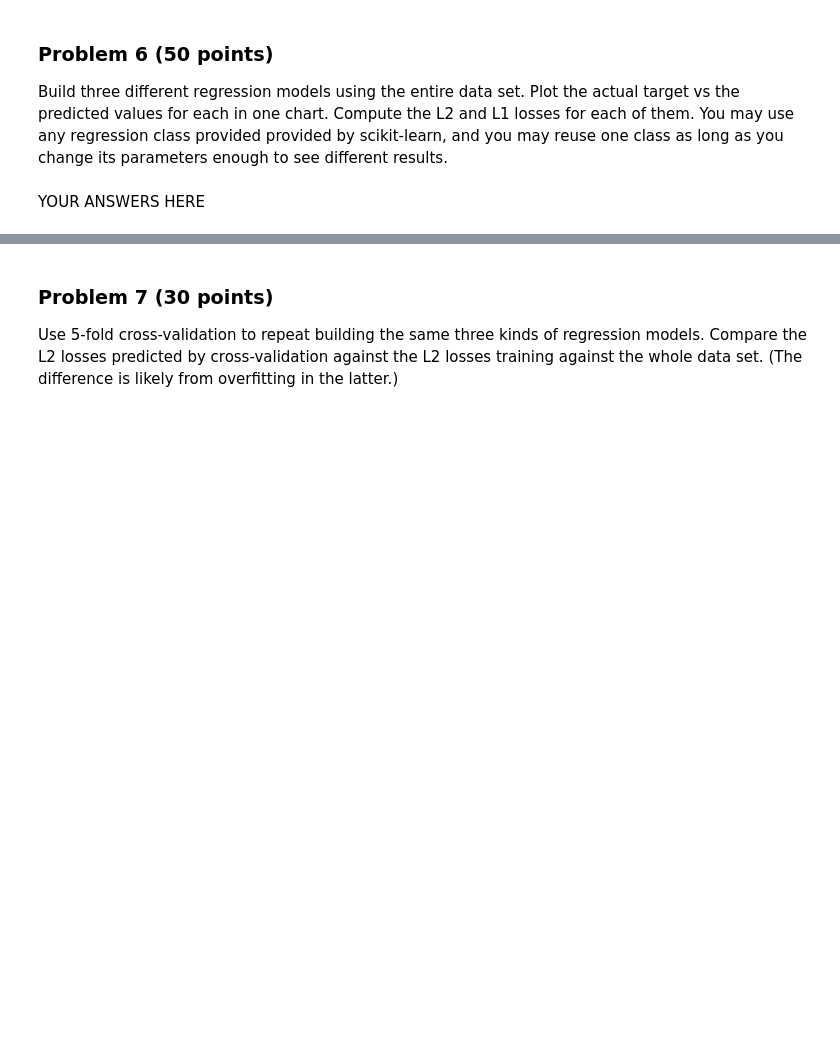
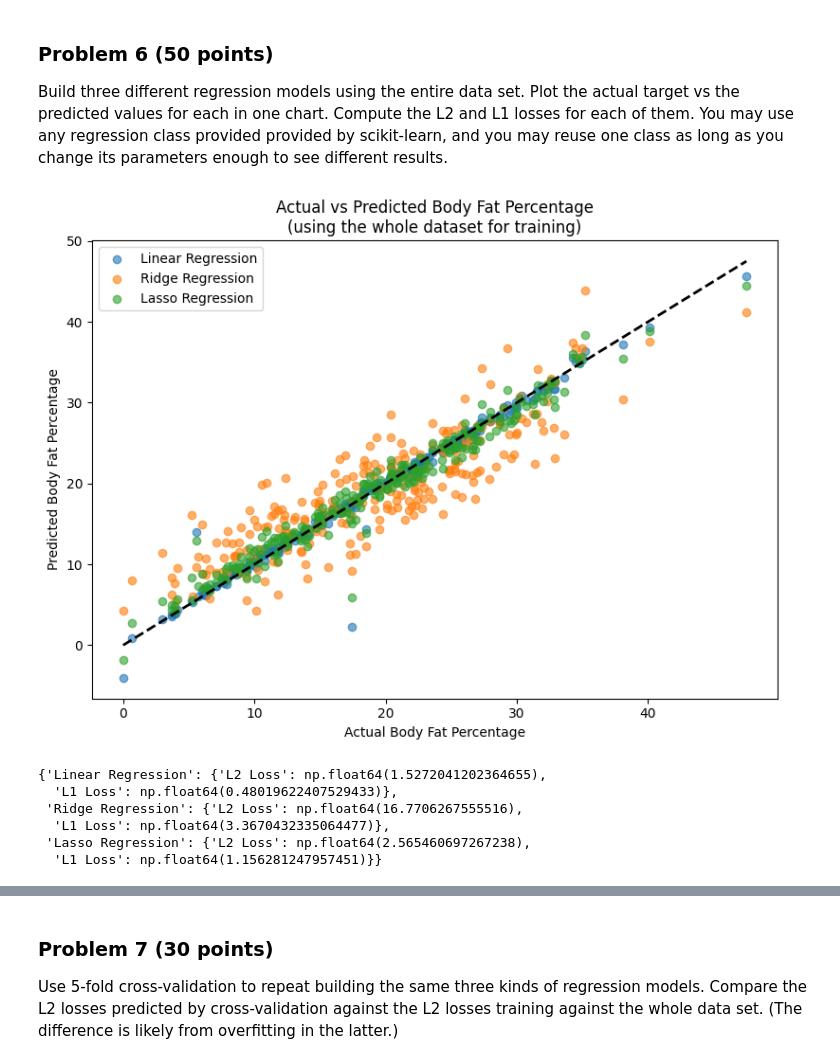
Before and after one commit to jasser-dh/dx602-final-project, a Jupyter notebook: project.ipynb, the cells around one changed output, grey strips where cells are left out. Cells and saved outputs as stored; diff of their text form; code cells hidden in the pictures; blank space fills up the shorter version.

```diff
--- a/project.ipynb
+++ b/project.ipynb
@@ -542,2 +540,65 @@ You may use any regression class provided provided by scikit-learn, and you may
-# %% [markdown]
-YOUR ANSWERS HERE
+# %%
+# YOUR CODE HERE
+
+# Let's define our features variable X and our target variable y (we are using the entire body fat dataset this time)
+X = df_bodyFat.drop(columns=["target"])
+y = df_bodyFat["target"]
+
+# ------------------------------------------------------------------------------------------------------
+# Build the three regression models, that we picked and provided some documentation about, in Problem 5
+# ------------------------------------------------------------------------------------------------------
+
+# The dictionary "regression_models" holds the names of the models and their corresponding sklearn classes
+regression_models = {
+    "Linear Regression": sklearn.linear_model.LinearRegression(),
+    "Ridge Regression": sklearn.linear_model.Ridge(alpha=1.0),
+    "Lasso Regression": sklearn.linear_model.Lasso(alpha=0.01)
+}
+
+# The dictionary "predictions" is designed to save the predictions generated by each regression model after getting fitted to the whole dataset
+predictions = {}
+
+for name, model in regression_models.items():
+    model.fit(X, y)
+    predictions[name] = model.predict(X)
+
+# -------------------------
+# Visualization: Plot actual vs predicted values
+# -------------------------
+plt.figure(figsize=(8, 6))
+
+for name, y_pred in predictions.items():
+    # plot a scatter plot for each trained regression model
+    plt.scatter(y, y_pred, label=name, alpha=0.6)
+
+# The Reference line (y = x) represents the case of a perfect prediction
+plt.plot([y.min(), y.max()], [y.min(), y.max()], linestyle="--", linewidth=2, color="black")
+
+plt.xlabel("Actual Body Fat Percentage")
+plt.ylabel("Predicted Body Fat Percentage")
+plt.title("Actual vs Predicted Body Fat Percentage\n(using the whole dataset for training)")
+plt.legend()
+plt.tight_layout()
+plt.show()
+
+# -------------------------
+# Compute L2 and L1 losses for each regression model
+# -------------------------
+
+# lthe dictionary "losses" is designed to save L1 & L2 of each regression model
+losses = {}
+
+for name, y_pred in predictions.items():
+    l2_loss = np.mean((y - y_pred) ** 2)
+    l1_loss = np.mean(np.abs(y - y_pred))
+    losses[name] = {"L2 Loss": l2_loss, "L1 Loss": l1_loss}
+
+losses
+# %% [output]
+[figure, added]
+{'Linear Regression': {'L2 Loss': np.float64(1.5272041202364655),
+  'L1 Loss': np.float64(0.48019622407529433)},
+ 'Ridge Regression': {'L2 Loss': np.float64(16.7706267555516),
+  'L1 Loss': np.float64(3.3670432335064477)},
+ 'Lasso Regression': {'L2 Loss': np.float64(2.565460697267238),
+  'L1 Loss': np.float64(1.156281247957451)}}
```
Also changed, not shown: parts of 2 cells of this notebook.
